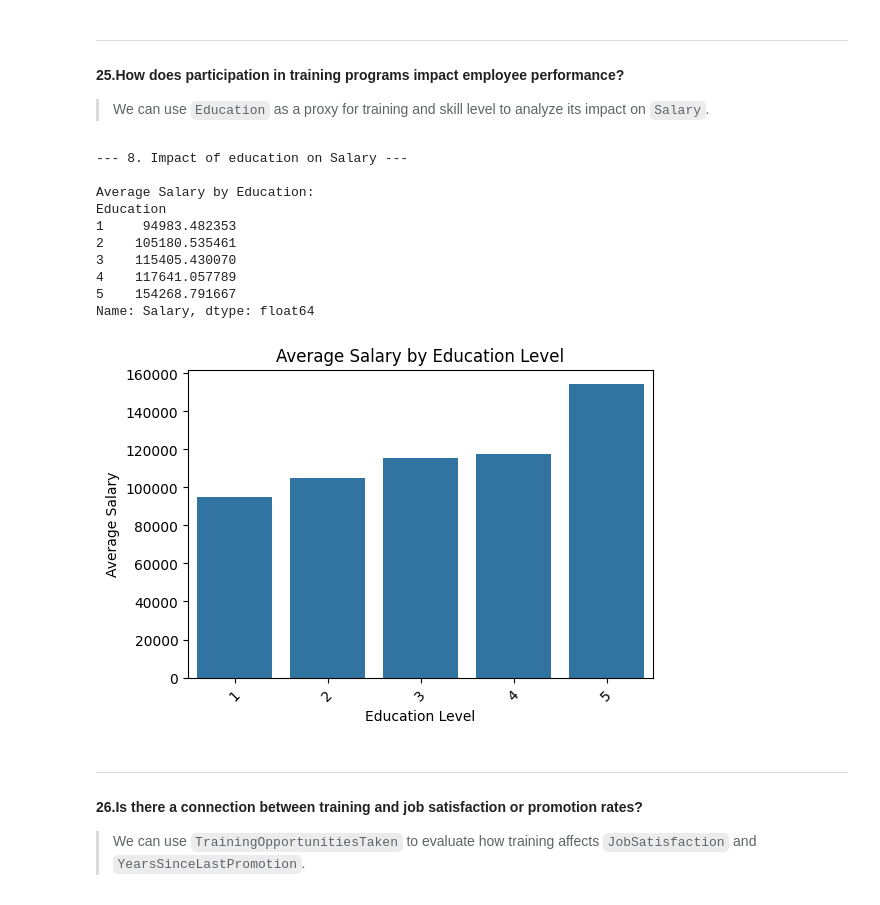
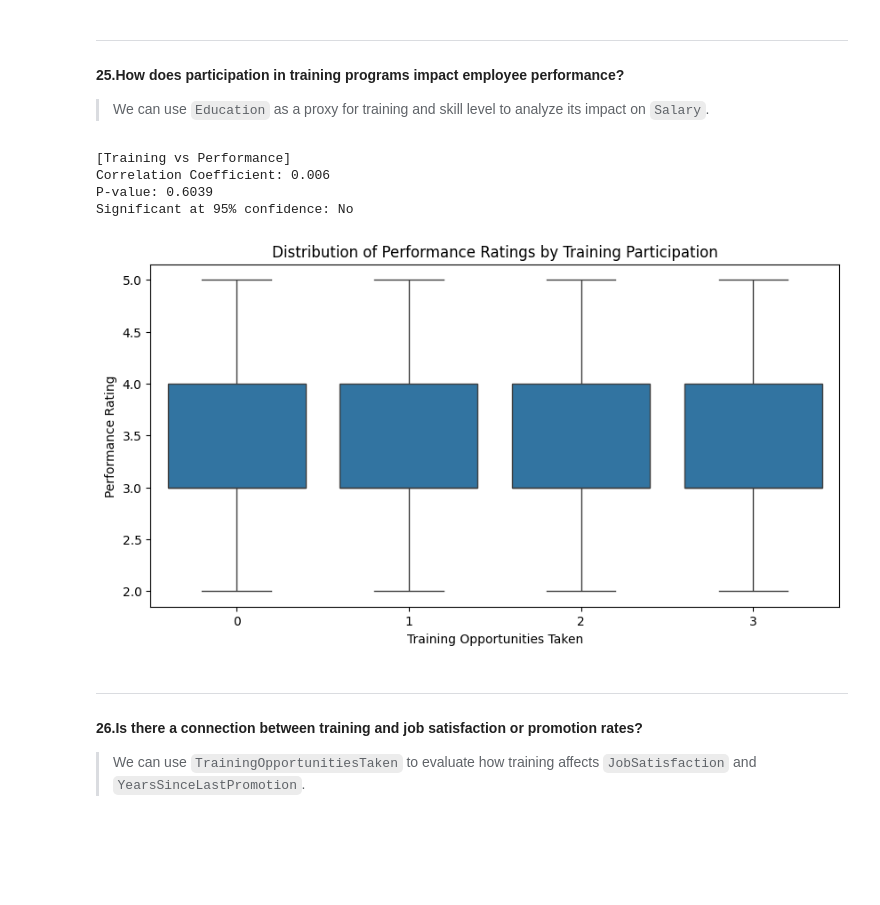
Before and after one commit to 0PeterAdel/Data-Dyanamos, a Jupyter notebook: Project-Operations/06.Data-Analysis/analysis.ipynb, the cells around one changed output. Cells and saved outputs as stored; diff of their text form; code cells hidden in the pictures; blank space fills up the shorter version.

```diff
--- a/Project-Operations/06.Data-Analysis/analysis.ipynb
+++ b/Project-Operations/06.Data-Analysis/analysis.ipynb
@@ -292,31 +298,32 @@ Passing `palette` without assigning `hue` is deprecated and will be removed in v
 ---
 #### 25.How does participation in training programs impact employee performance?
 >We can use `Education` as a proxy for training and skill level to analyze its impact on `Salary`.
-# %%
-# Note: No specific training column available in the data, using 'Education' as a proxy for training/skill level
-print("\n--- 8. Impact of education on Salary ---")
-education_salary = df.groupby('Education')['Salary'].mean()
-print("\nAverage Salary by Education:")
-print(education_salary)
-plt.figure(figsize=(6, 4))
-sns.barplot(x=education_salary.index, y=education_salary.values)
-plt.title("Average Salary by Education Level")
-plt.xlabel("Education Level")
-plt.ylabel("Average Salary")
-plt.xticks(rotation=45)
-plt.show()
-# %% [output]
---- 8. Impact of education on Salary ---
-
-Average Salary by Education:
-Education
-1     94983.482353
-2    105180.535461
-3    115405.430070
-4    117641.057789
-5    154268.791667
-Name: Salary, dtype: float64
-[figure, removed]
+# %%
+# Statistics
+corr, p_value = stats.pearsonr(
+    df['TrainingOpportunitiesTaken'],
+    df['ManagerRating']
+)
+print(f'''
+[Training vs Performance]
+Correlation Coefficient: {corr:.3f}
+P-value: {p_value:.4f}
+Significant at 95% confidence: {'Yes' if p_value < 0.05 else 'No'}
+''')
+
+# Visualization
+plt.figure(figsize=(10, 5))
+sns.boxplot(x='TrainingOpportunitiesTaken', y='ManagerRating', data=df)
+plt.title("Distribution of Performance Ratings by Training Participation")
+plt.xlabel("Training Opportunities Taken")
+plt.ylabel("Performance Rating")
+plt.show()
+# %% [output]
+[Training vs Performance]
+Correlation Coefficient: 0.006
+P-value: 0.6039
+Significant at 95% confidence: No
+[figure, added]
 # %% [markdown]
 ---
 #### 26.Is there a connection between training and job satisfaction or promotion rates?
```
Also changed, not shown: parts of 12 cells of this notebook.
